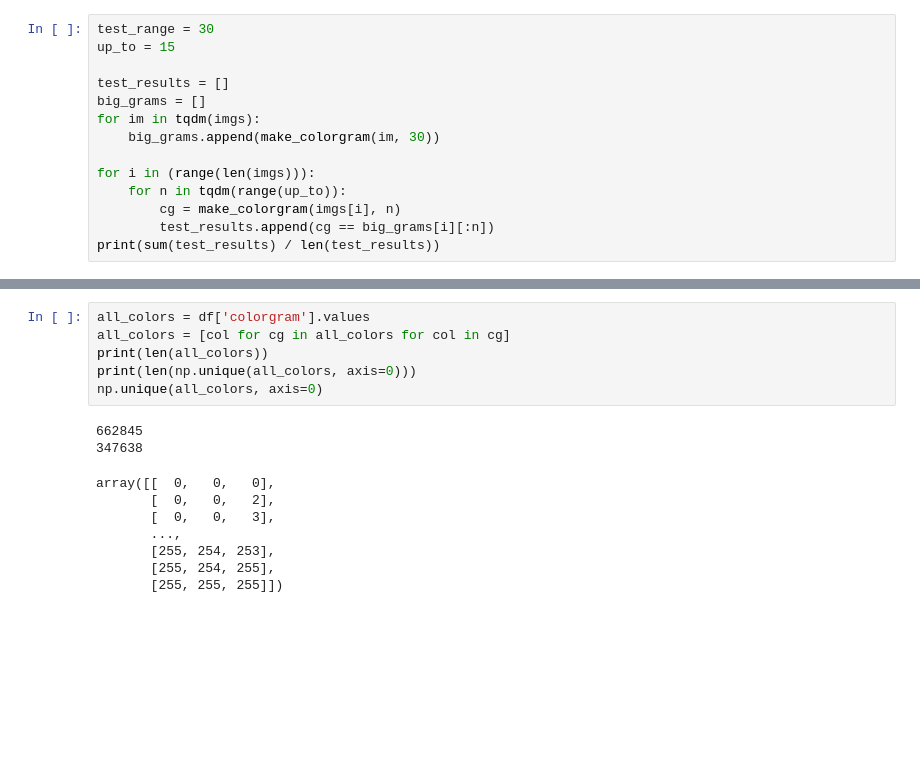
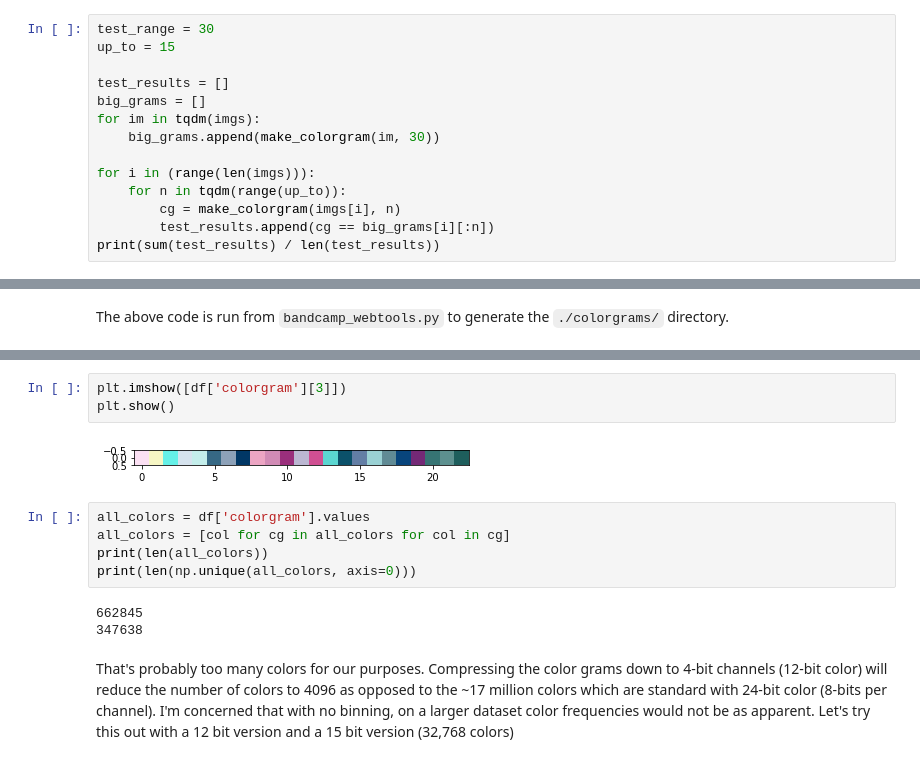
Before and after one commit to SoyBison/bandcamp-album-analysis, a Jupyter notebook: Prelims.ipynb, the cells around one changed output, grey strips where cells are left out. Saved outputs shown, nothing was run; the diff lists cells and outputs as text; blank space fills up the shorter version.

```diff
--- a/Prelims.ipynb
+++ b/Prelims.ipynb
@@ -49,3 +92,5 @@ Okay so I'll just make generally big ones and trim them down later if I need to.
+# %% [markdown]
+The above code is run from `bandcamp_webtools.py` to generate the `./colorgrams/` directory.
 # %%
 data_dict = {}
 for dat in tqdm(os.listdir('./colorgrams/')):
@@ -69,16 +114,15 @@ df.head()
+# %%
+plt.imshow([df['colorgram'][3]])
+plt.show()
+# %% [output]
+[figure, added]
 # %%
 all_colors = df['colorgram'].values
 all_colors = [col for cg in all_colors for col in cg]
 print(len(all_colors))
 print(len(np.unique(all_colors, axis=0)))
-np.unique(all_colors, axis=0)
 # %% [output]
 662845
 347638
-array([[  0,   0,   0],
-       [  0,   0,   2],
-       [  0,   0,   3],
-       ...,
-       [255, 254, 253],
-       [255, 254, 255],
-       [255, 255, 255]])
+# %% [markdown]
+That's probably too many colors for our purposes. Compressing the color grams down to 4-bit channels (12-bit color) will reduce the number of colors to 4096 as opposed to the ~17 million colors which are standard with 24-bit color (8-bits per channel). I'm concerned that with no binning, on a larger dataset color frequencies would not be as apparent. Let's try this out with a 12 bit version and a 15 bit version (32,768 colors)
```
Also changed, not shown: parts of 12 cells of this notebook.
